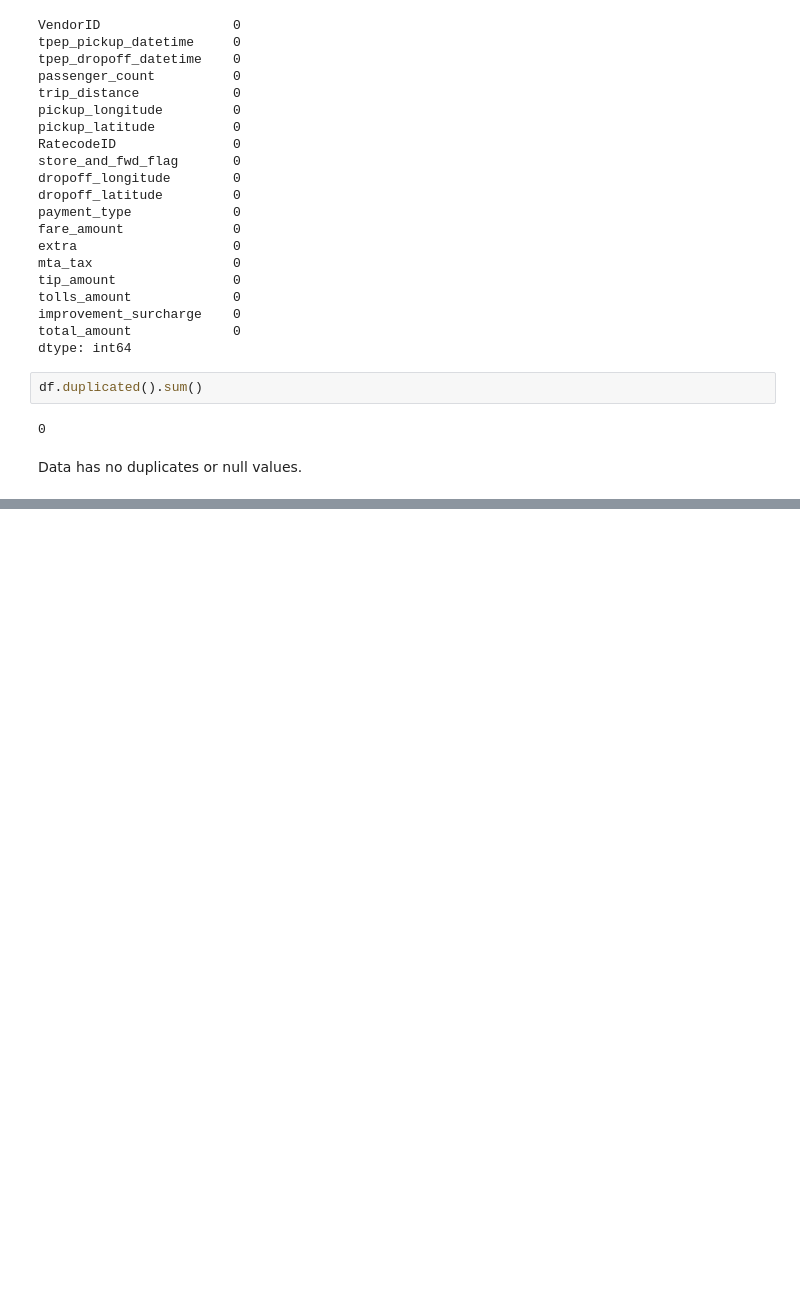
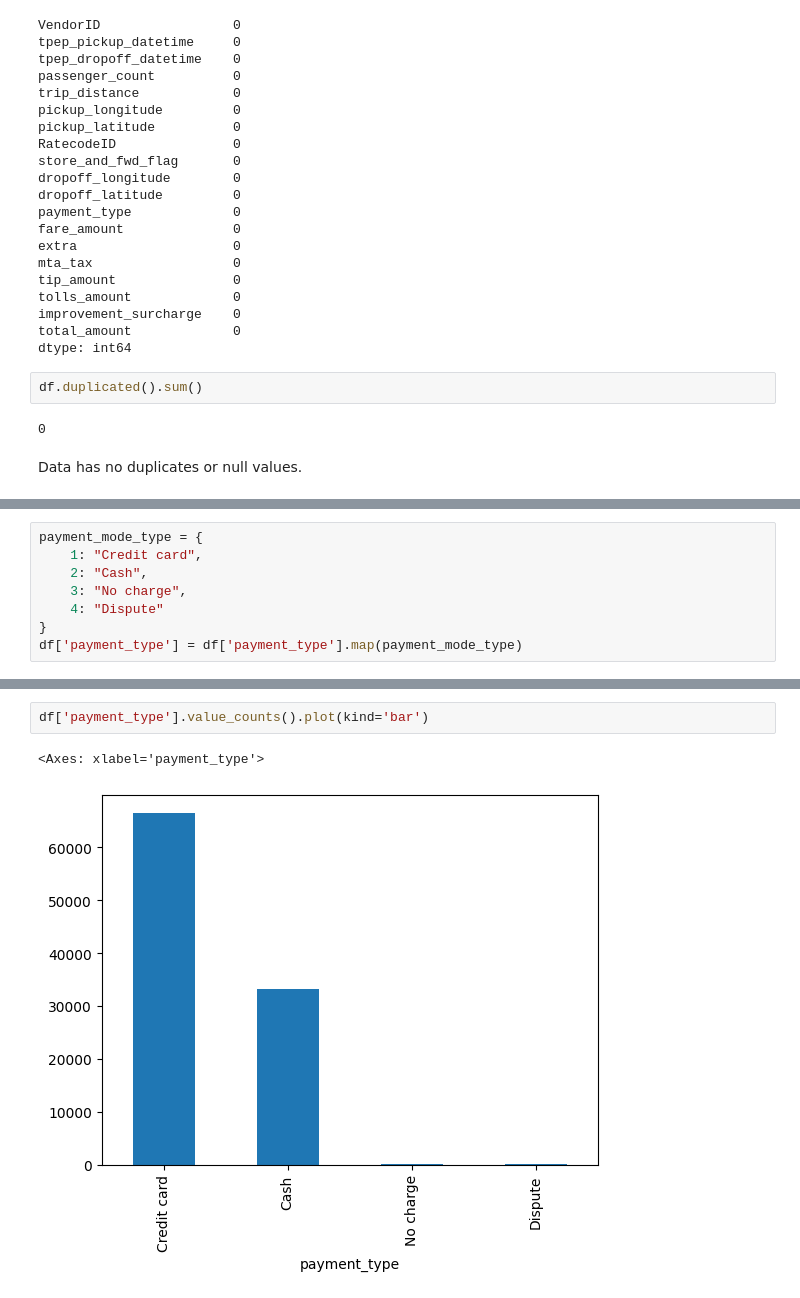
Before and after one commit to VastavTailwal/uber-data-analysis, a Jupyter notebook: uber_data_analysis.ipynb, the cells around one changed output, grey strips where cells are left out. Cells and saved outputs as stored; diff of their text form; blank space fills up the shorter version.

```diff
--- a/uber_data_analysis.ipynb
+++ b/uber_data_analysis.ipynb
@@ -88,0 +182,8 @@ Data has no duplicates or null values.
+# %%
+payment_mode_type = {
+    1: "Credit card",
+    2: "Cash",
+    3: "No charge",
+    4: "Dispute"
+}
+df['payment_type'] = df['payment_type'].map(payment_mode_type)
@@ -88,0 +199,5 @@ Data has no duplicates or null values.
+# %%
+df['payment_type'].value_counts().plot(kind='bar')
+# %% [output]
+<Axes: xlabel='payment_type'>
+[figure, added]
```
Also changed, not shown: parts of 62 cells of this notebook, 1 other file.
